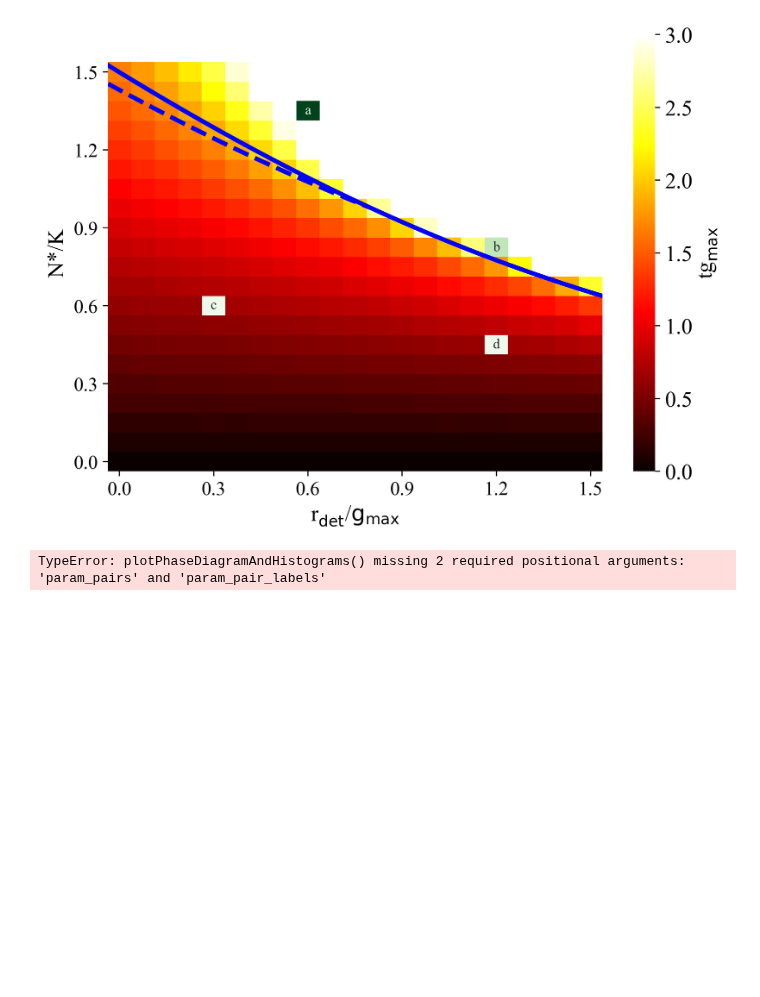
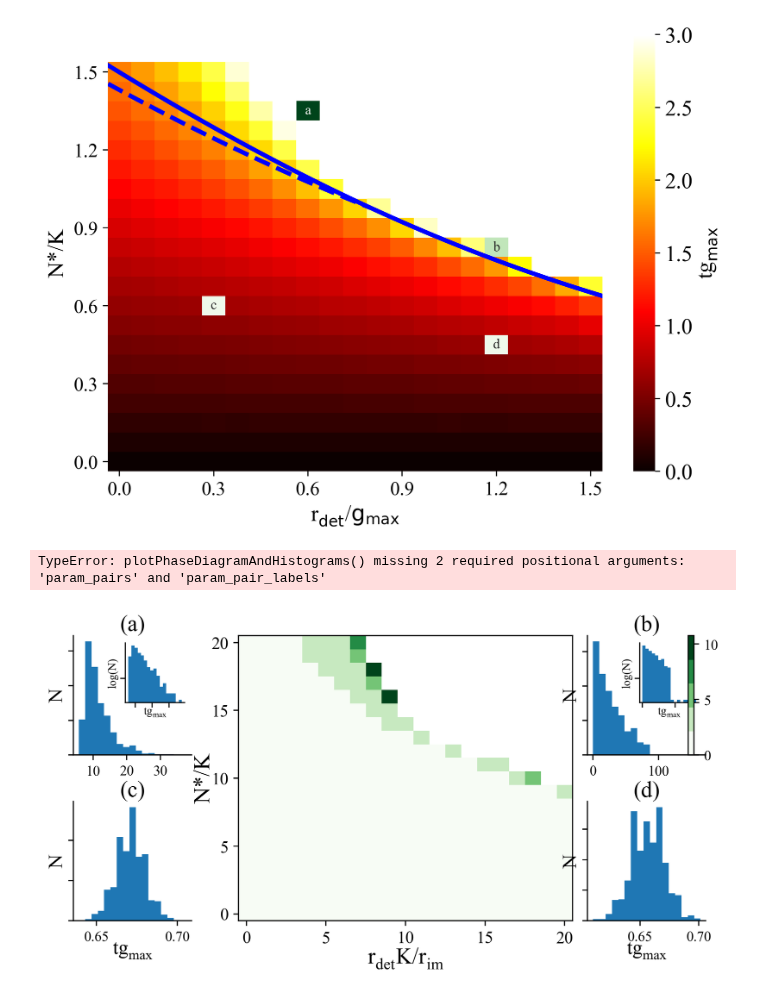
Before and after one commit to patricksinclair/multispecies_postprocessing, a Jupyter notebook: biofilm_threshold_theory/phase_diagram_plotter.ipynb, the cells around one changed output. Drawn from its saved outputs; the diff is of its cells as text; code cells hidden in the pictures; blank space fills up the shorter version.

```diff
--- a/biofilm_threshold_theory/phase_diagram_plotter.ipynb
+++ b/biofilm_threshold_theory/phase_diagram_plotter.ipynb
@@ -99,14 +104,14 @@ def phase_diag_line(r_det_g):
 
     return np.max([N_plus, N_minus])
 # %%
-df2 = pd.read_csv("timeTo1Microhab_phaseDiagram_bigK/mhLim-1_N^-1.500_rDet-0.225.csv")
-new_df = pd.DataFrame(df2.mean().to_dict(),index=[df2.index.values[-1]])
-new_df["time_to_n_stDev"] = df2["time_to_n"].std()
-new_df["coeff_variation"] = df2["time_to_n"].std()/df2["time_to_n"].mean()
-new_df
-#df2
-df3 = pd.read_csv("timeTo1Microhab_phaseDiagram_bigK/mhLim-1_N^-1.200_rDet-0.675.csv")
-#df3
+# df2 = pd.read_csv("timeTo1Microhab_phaseDiagram_bigK/mhLim-1_N^-1.500_rDet-0.225.csv")
+# new_df = pd.DataFrame(df2.mean().to_dict(),index=[df2.index.values[-1]])
+# new_df["time_to_n_stDev"] = df2["time_to_n"].std()
+# new_df["coeff_variation"] = df2["time_to_n"].std()/df2["time_to_n"].mean()
+# new_df
+# #df2
+# df3 = pd.read_csv("timeTo1Microhab_phaseDiagram_bigK/mhLim-1_N^-1.200_rDet-0.675.csv")
+# #df3
 # %%
 df_list = [] #empty list to hold all the dataframes
 #iterate through all the seperate csv files and append them to the list
@@ -874,0 +932,4 @@ print("★")
+# %%
+plotPhaseDiagramAndHistograms_v2(histogram_param_pairs, histogram_param_pairs_scaled, histogram_param_pair_labels)
+# %% [output]
+[figure, added]
```
Also changed, not shown: parts of 16 cells of this notebook, 2 other files.
